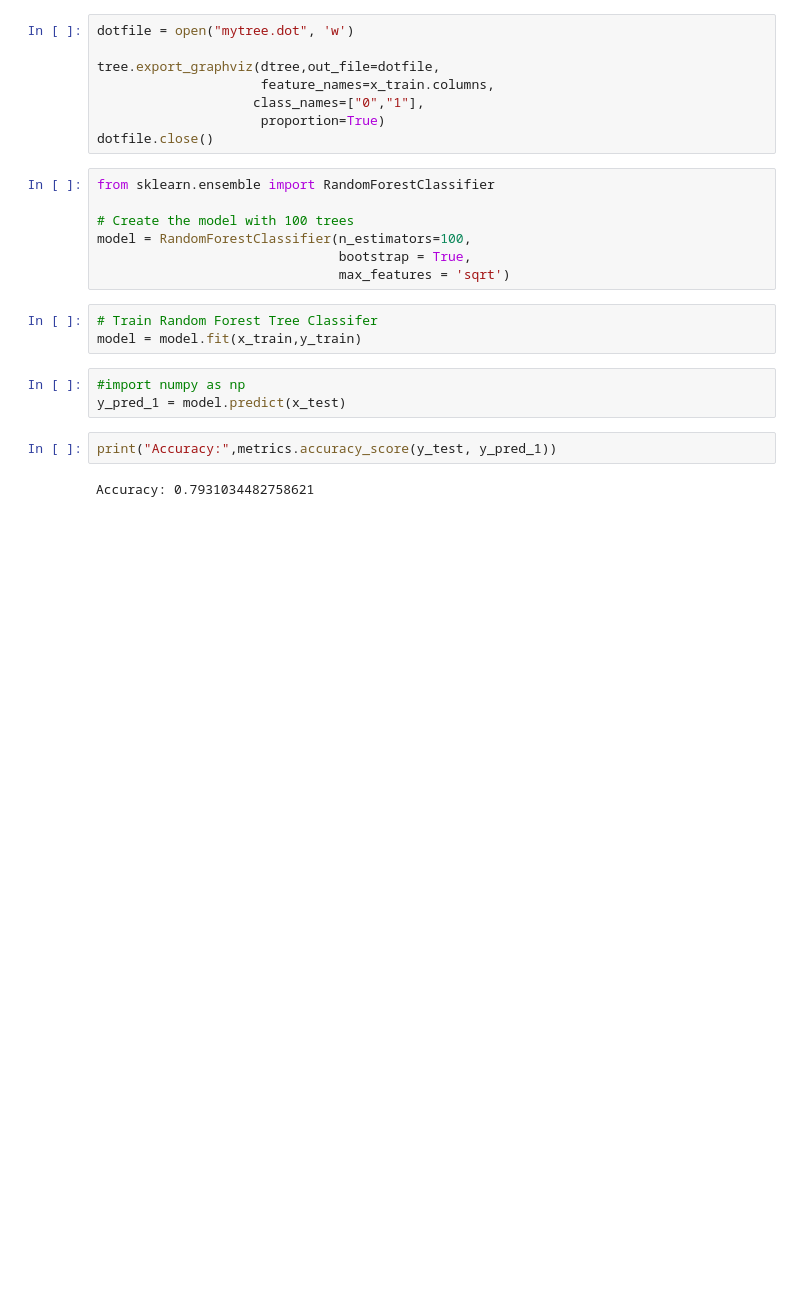
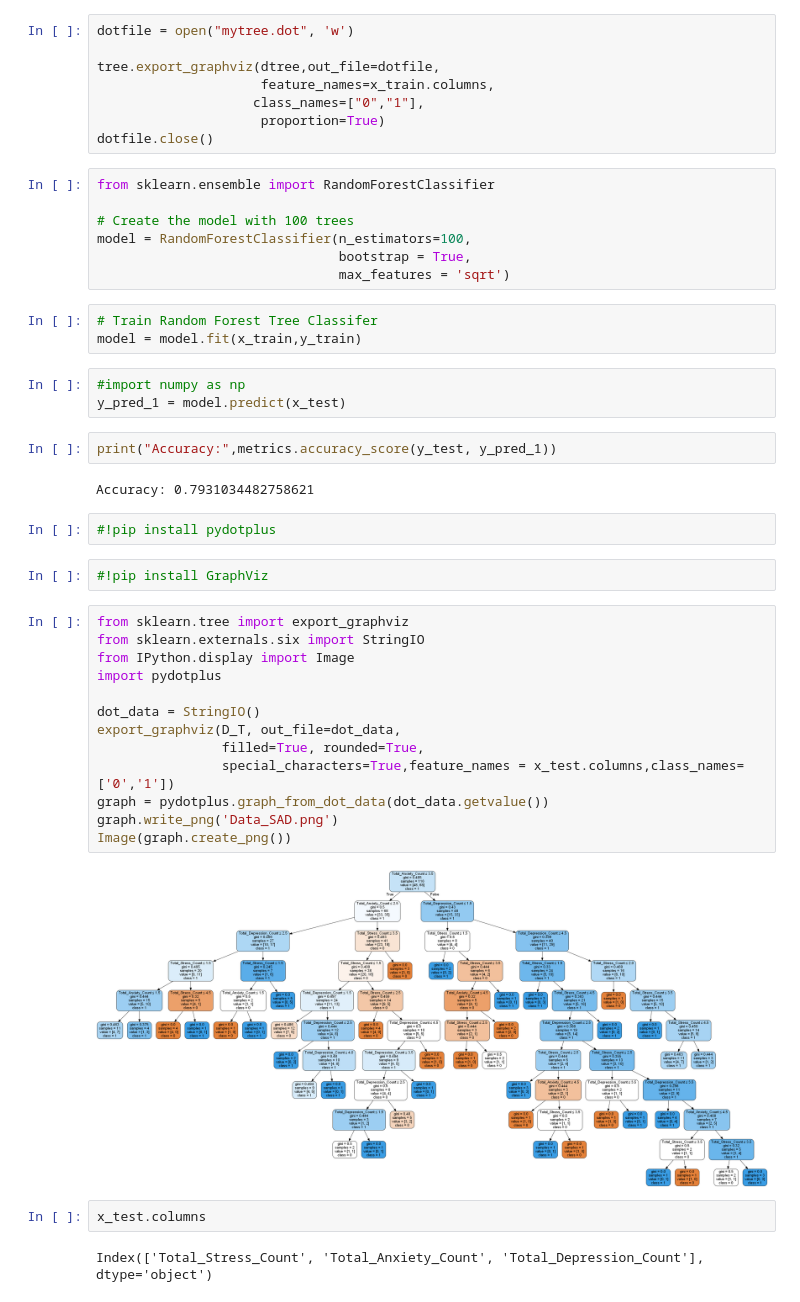
Before and after one commit to Anmol-dot-cyber/Data_Science_Projects, a Jupyter notebook: Stress_Anxiety_Depression_Python/Python_SAD_Project .ipynb, the cells around one changed output. Cells and saved outputs as stored; diff of their text form; blank space fills up the shorter version.

```diff
--- a/Stress_Anxiety_Depression_Python/Python_SAD_Project .ipynb
+++ b/Stress_Anxiety_Depression_Python/Python_SAD_Project .ipynb
@@ -840,3 +840,26 @@ y_pred_1 = model.predict(x_test)
 print("Accuracy:",metrics.accuracy_score(y_test, y_pred_1))
 # %% [output]
 Accuracy: 0.7931034482758621
+# %%
+#!pip install pydotplus
+# %%
+#!pip install GraphViz
+# %%
+from sklearn.tree import export_graphviz
+from sklearn.externals.six import StringIO
+from IPython.display import Image
+import pydotplus
+
+dot_data = StringIO()
+export_graphviz(D_T, out_file=dot_data,
+                filled=True, rounded=True,
+                special_characters=True,feature_names = x_test.columns,class_names=['0','1'])
+graph = pydotplus.graph_from_dot_data(dot_data.getvalue())
+graph.write_png('Data_SAD.png')
+Image(graph.create_png())
+# %% [output]
+[figure, added]
+# %%
+x_test.columns
+# %% [output]
+Index(['Total_Stress_Count', 'Total_Anxiety_Count', 'Total_Depression_Count'], dtype='object')
```
Also changed, not shown: parts of 7 cells of this notebook.
